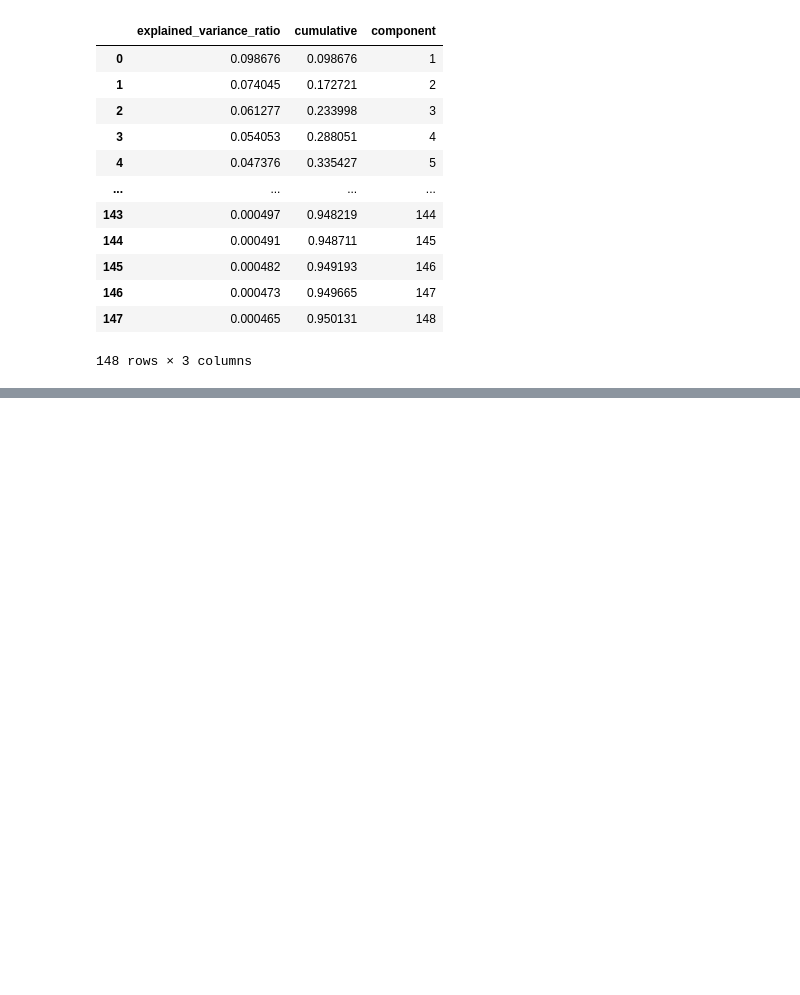
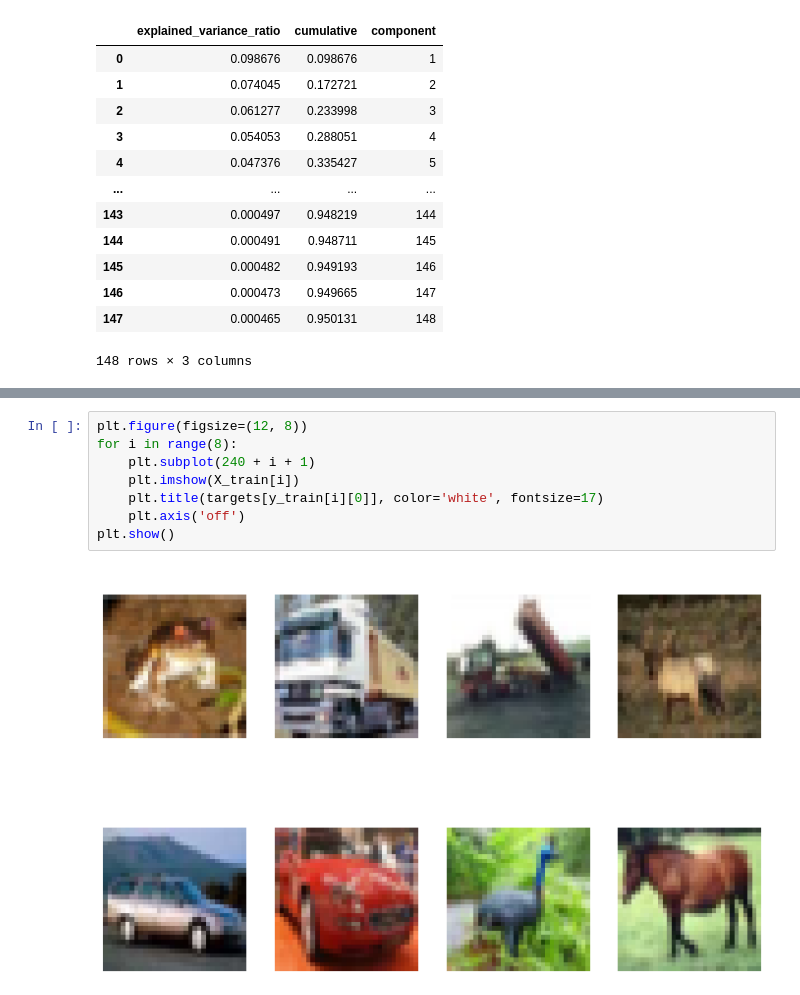
Before and after one commit to BuczynskiRafal/ML, a Jupyter notebook: unsupervised/08_pca_examples.ipynb, the cells around one changed output, grey strips where cells are left out. Saved outputs shown, nothing was run; the diff lists cells and outputs as text; blank space fills up the shorter version.

```diff
--- a/unsupervised/08_pca_examples.ipynb
+++ b/unsupervised/08_pca_examples.ipynb
@@ -319,0 +366,10 @@ fig.show()
+# %%
+plt.figure(figsize=(12, 8))
+for i in range(8):
+    plt.subplot(240 + i + 1)
+    plt.imshow(X_train[i])
+    plt.title(targets[y_train[i][0]], color='white', fontsize=17)
+    plt.axis('off')
+plt.show()
+# %% [output]
+[figure, added]
```
Also changed, not shown: parts of 18 cells of this notebook.
